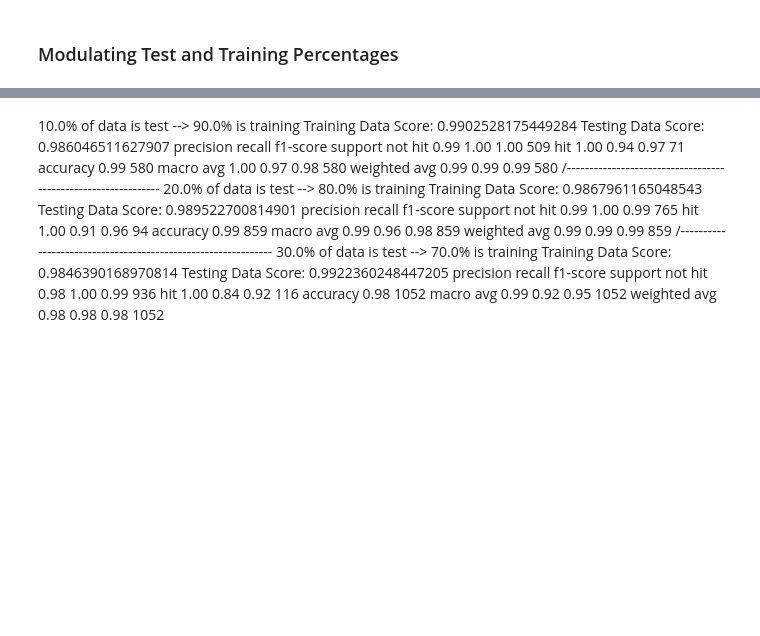
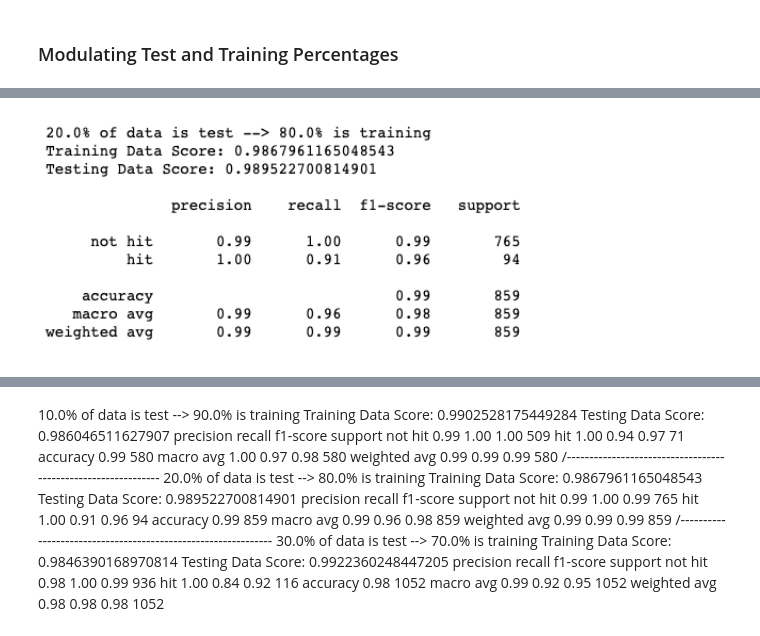
Before and after one commit to reccleston/song-predictions, a Jupyter notebook: ryan/data/presentationNotebook.ipynb, the cells around one changed output, grey strips where cells are left out. Saved outputs shown, nothing was run; the diff lists cells and outputs as text; code cells hidden in the pictures; blank space fills up the shorter version.

```diff
--- a/ryan/data/presentationNotebook.ipynb
+++ b/ryan/data/presentationNotebook.ipynb
@@ -428,0 +436,4 @@ for size in test_size:
+# %%
+Image(filename='../../images/20test.png', width=500, height=500)
+# %% [output]
+[figure, added]
```
Also changed, not shown: parts of 15 cells of this notebook, 12 other files.
